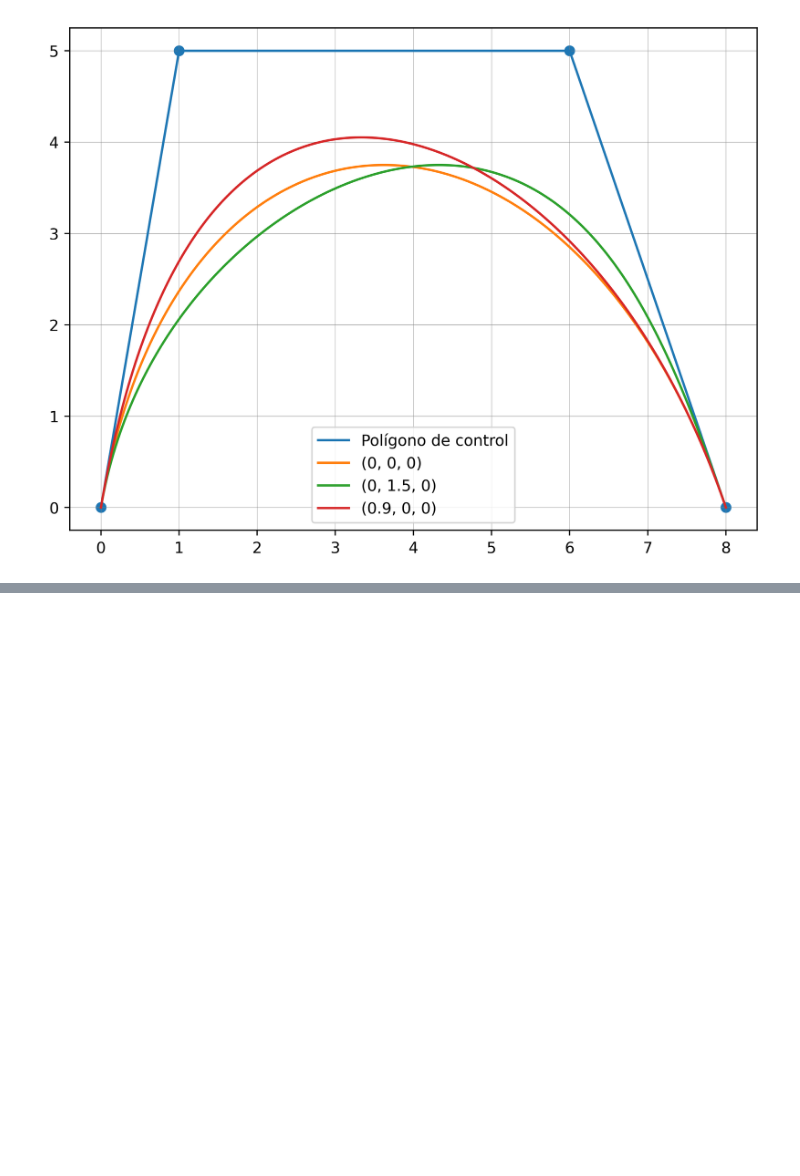
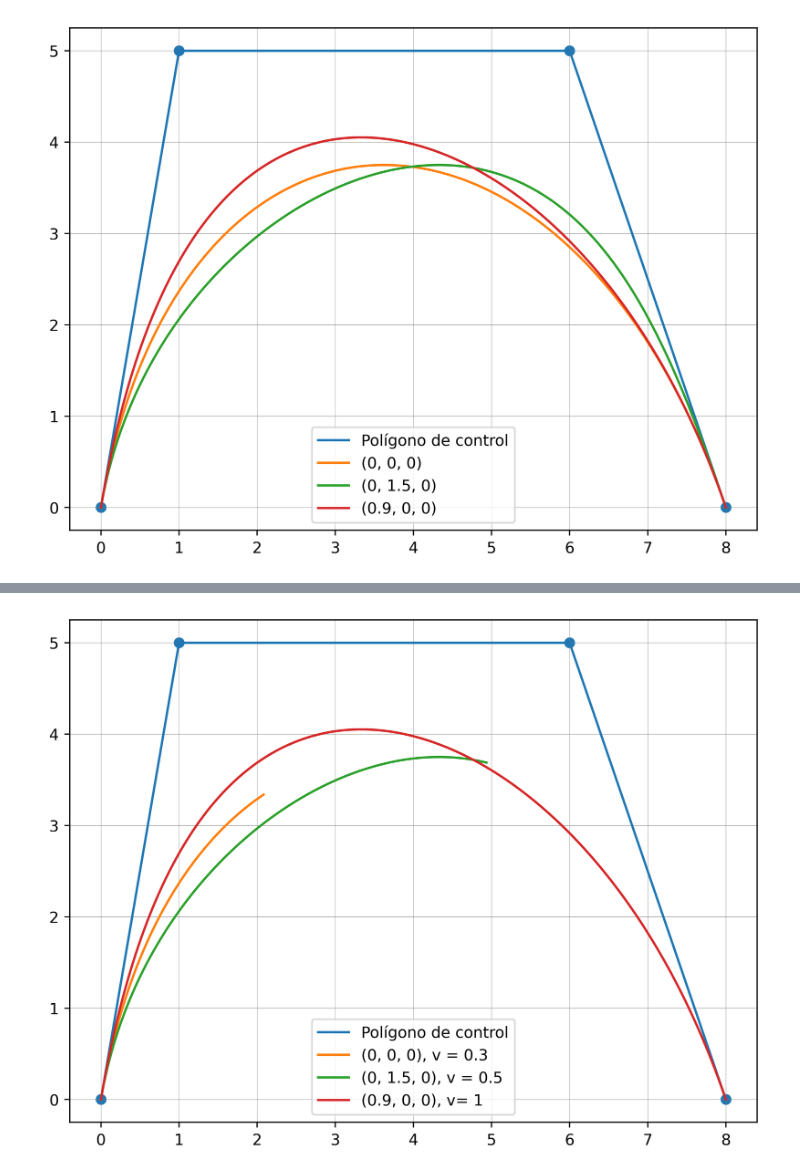
Before and after one commit to JSempereH/TFG, a Jupyter notebook: 2-1-PARAMETROS_FORMA.ipynb, the cells around one changed output, grey strips where cells are left out. Drawn from its saved outputs; the diff is of its cells as text; code cells hidden in the pictures; blank space fills up the shorter version.

```diff
--- a/2-1-PARAMETROS_FORMA.ipynb
+++ b/2-1-PARAMETROS_FORMA.ipynb
@@ -80,0 +91,83 @@ plt.show()
+# %%
+import scipy.special
+from matplotlib import pyplot as plt
+from matplotlib.pyplot import figure
+import numpy as np
+
+figure(figsize=(8, 6), dpi=500)
+
+def Dv(v,t):
+    return (t**(v+1))/scipy.special.gamma(v)
+
+def Bernstein(i, n, v, t):
+    return scipy.special.binom(n, i)*((1-(Dv(v,t)))**(n-i))*((Dv(v,t))**i)
+
+def hat_Bernstein(i,n, v, t, a_i, a_j):
+    """
+    a_i, a_j: consecutive parameters
+    """
+
+    classical_bernstein = Bernstein(i,n,v,t)
+
+    xi_1 =  a_i / (n-i+1)
+    xi_2 = -a_j / (i+1)
+
+    return classical_bernstein*(1 + xi_1*(1-Dv(v,t)) + xi_2*Dv(v,t))
+
+def getCurve(a, v):
+    a = np.insert(a, 0, 0)
+    a = np.insert(a, len(a), 0)
+    Bezier_x = np.array([])
+    Bezier_y = np.array([])
+    t = np.linspace(0.0, 1, 1000)
+    for t_0 in t:
+        sum_x = 0
+        sum_y = 0
+        for i in range(0,n+1): # De 0 a 3
+
+            a_i = a[i]
+            a_j = a[i+1]
+
+            B = hat_Bernstein(i,n,v,t_0, a_i,a_j)
+            sum_x += (B*Px[i])
+            sum_y += (B*Py[i])
+        Bezier_x = np.insert(Bezier_x,len(Bezier_x) , sum_x)
+        Bezier_y = np.insert(Bezier_y,len(Bezier_y) , sum_y)
+
+    return Bezier_x, Bezier_y
+
+
+#Points (0,0), (1, 5), (6, 5), (11, 0)
+n = 3
+Px = np.array([0, 1, 6, 8])
+Py = np.array([0, 5, 5, 0])
+
+#-----CURVA 1 v = 0.3
+a_1 = np.array([0,0,0])
+c1_x = np.array([])
+c1_y = np.array([])
+c1_x, c1_y = getCurve(a_1, 0.3)
+
+#-----CURVA 2 v = 0.5
+a_2 = np.array([0,1.5,0])
+c2_x = np.array([])
+c2_y = np.array([])
+c2_x, c2_y = getCurve(a_2, 0.5)
+
+#-----CURVA 3 v = 1
+a_3 = np.array([0.9,0,0])
+c3_x = np.array([])
+c3_y = np.array([])
+c3_x, c3_y = getCurve(a_3, 1)
+
+plt.plot(Px, Py, label = 'Polígono de control')
+plt.scatter(Px, Py)
+
+plt.plot(c1_x, c1_y, label = '(0, 0, 0), v = 0.3')
+plt.plot(c2_x, c2_y, label = '(0, 1.5, 0), v = 0.5')
+plt.plot(c3_x, c3_y, label = '(0.9, 0, 0), v= 1')
+plt.legend()
+plt.grid(color='grey', linestyle='-', linewidth=0.2)
+plt.show()
+# %% [output]
+[figure, added]
```
Also changed, not shown: parts of 1 cell of this notebook.
